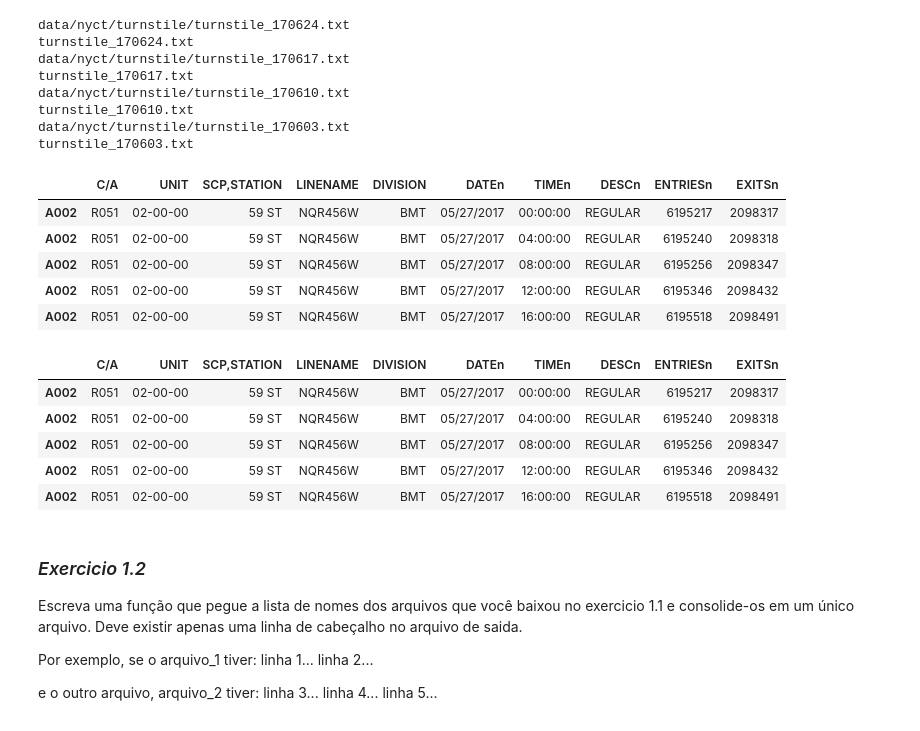
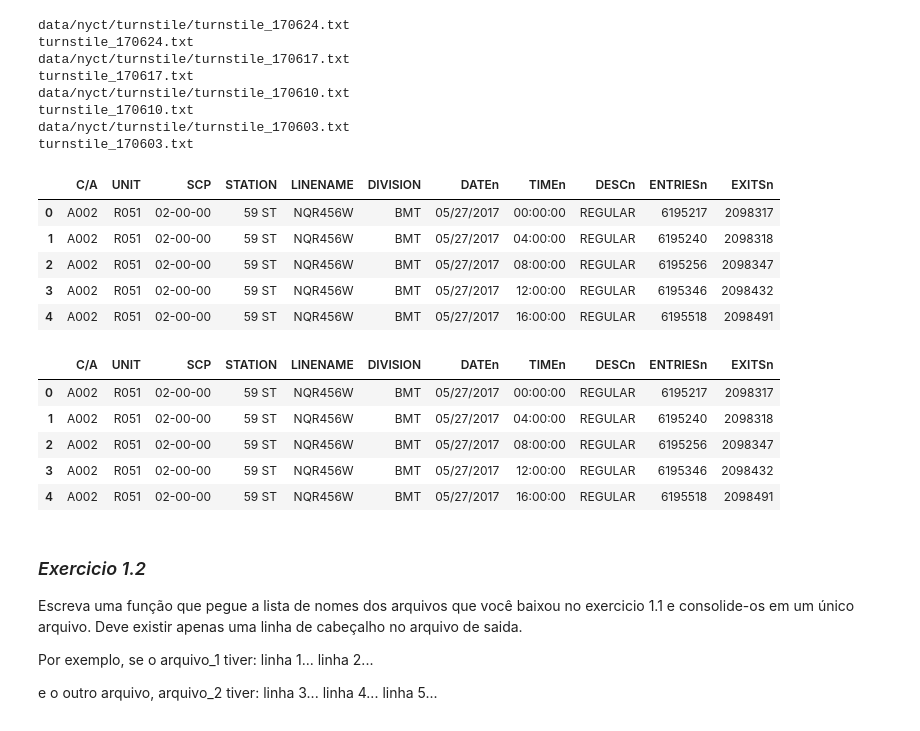
Before and after one commit to thileite/New-York-Subway, a Jupyter notebook: analyzing-subway-data-ndfdsi.ipynb, the cells around one changed output. Drawn from its saved outputs; the diff is of its cells as text; code cells hidden in the pictures.

```diff
--- a/analyzing-subway-data-ndfdsi.ipynb
+++ b/analyzing-subway-data-ndfdsi.ipynb
@@ -116,36 +116,36 @@ turnstile_170603.txt
 # %%
 import pandas as pd
 import os
 import glob
 
 output_file = 'master_file.txt'
 os.remove(output_file)
 
-col_names = ['C/A','UNIT','SCP,STATION', 'LINENAME', 'DIVISION', 'DATEn','TIMEn','DESCn','ENTRIESn','EXITSn']
+col_names = ['C/A','UNIT','SCP','STATION', 'LINENAME', 'DIVISION', 'DATEn','TIMEn','DESCn','ENTRIESn','EXITSn']
 filenames = glob.glob("*.txt")
 
 for file in filenames:
     header = pd.read_csv(file,skiprows=1, low_memory= False, index_col=0)
     header.to_csv(output_file, mode='a')
 
 master_file = pd.read_csv(output_file, names = col_names)
 master_file.head()
 # %% [output]
-|  | C/A | UNIT | SCP,STATION | LINENAME | DIVISION | DATEn | TIMEn | DESCn | ENTRIESn | EXITSn |
-| A002 | R051 | 02-00-00 | 59 ST | NQR456W | BMT | 05/27/2017 | 00:00:00 | REGULAR | 6195217 | 2098317 |
-| A002 | R051 | 02-00-00 | 59 ST | NQR456W | BMT | 05/27/2017 | 04:00:00 | REGULAR | 6195240 | 2098318 |
-| A002 | R051 | 02-00-00 | 59 ST | NQR456W | BMT | 05/27/2017 | 08:00:00 | REGULAR | 6195256 | 2098347 |
-| A002 | R051 | 02-00-00 | 59 ST | NQR456W | BMT | 05/27/2017 | 12:00:00 | REGULAR | 6195346 | 2098432 |
-| A002 | R051 | 02-00-00 | 59 ST | NQR456W | BMT | 05/27/2017 | 16:00:00 | REGULAR | 6195518 | 2098491 |
+|  | C/A | UNIT | SCP | STATION | LINENAME | DIVISION | DATEn | TIMEn | DESCn | ENTRIESn | EXITSn |
+| 0 | A002 | R051 | 02-00-00 | 59 ST | NQR456W | BMT | 05/27/2017 | 00:00:00 | REGULAR | 6195217 | 2098317 |
+| 1 | A002 | R051 | 02-00-00 | 59 ST | NQR456W | BMT | 05/27/2017 | 04:00:00 | REGULAR | 6195240 | 2098318 |
+| 2 | A002 | R051 | 02-00-00 | 59 ST | NQR456W | BMT | 05/27/2017 | 08:00:00 | REGULAR | 6195256 | 2098347 |
+| 3 | A002 | R051 | 02-00-00 | 59 ST | NQR456W | BMT | 05/27/2017 | 12:00:00 | REGULAR | 6195346 | 2098432 |
+| 4 | A002 | R051 | 02-00-00 | 59 ST | NQR456W | BMT | 05/27/2017 | 16:00:00 | REGULAR | 6195518 | 2098491 |
 # %%
 master_file.head()
 # %% [output]
-|  | C/A | UNIT | SCP,STATION | LINENAME | DIVISION | DATEn | TIMEn | DESCn | ENTRIESn | EXITSn |
-| A002 | R051 | 02-00-00 | 59 ST | NQR456W | BMT | 05/27/2017 | 00:00:00 | REGULAR | 6195217 | 2098317 |
-| A002 | R051 | 02-00-00 | 59 ST | NQR456W | BMT | 05/27/2017 | 04:00:00 | REGULAR | 6195240 | 2098318 |
-| A002 | R051 | 02-00-00 | 59 ST | NQR456W | BMT | 05/27/2017 | 08:00:00 | REGULAR | 6195256 | 2098347 |
-| A002 | R051 | 02-00-00 | 59 ST | NQR456W | BMT | 05/27/2017 | 12:00:00 | REGULAR | 6195346 | 2098432 |
-| A002 | R051 | 02-00-00 | 59 ST | NQR456W | BMT | 05/27/2017 | 16:00:00 | REGULAR | 6195518 | 2098491 |
+|  | C/A | UNIT | SCP | STATION | LINENAME | DIVISION | DATEn | TIMEn | DESCn | ENTRIESn | EXITSn |
+| 0 | A002 | R051 | 02-00-00 | 59 ST | NQR456W | BMT | 05/27/2017 | 00:00:00 | REGULAR | 6195217 | 2098317 |
+| 1 | A002 | R051 | 02-00-00 | 59 ST | NQR456W | BMT | 05/27/2017 | 04:00:00 | REGULAR | 6195240 | 2098318 |
+| 2 | A002 | R051 | 02-00-00 | 59 ST | NQR456W | BMT | 05/27/2017 | 08:00:00 | REGULAR | 6195256 | 2098347 |
+| 3 | A002 | R051 | 02-00-00 | 59 ST | NQR456W | BMT | 05/27/2017 | 12:00:00 | REGULAR | 6195346 | 2098432 |
+| 4 | A002 | R051 | 02-00-00 | 59 ST | NQR456W | BMT | 05/27/2017 | 16:00:00 | REGULAR | 6195518 | 2098491 |
 # %% [markdown]
 ### *Exercicio 1.2*
 
```
Also changed, not shown: parts of 8 cells of this notebook.
